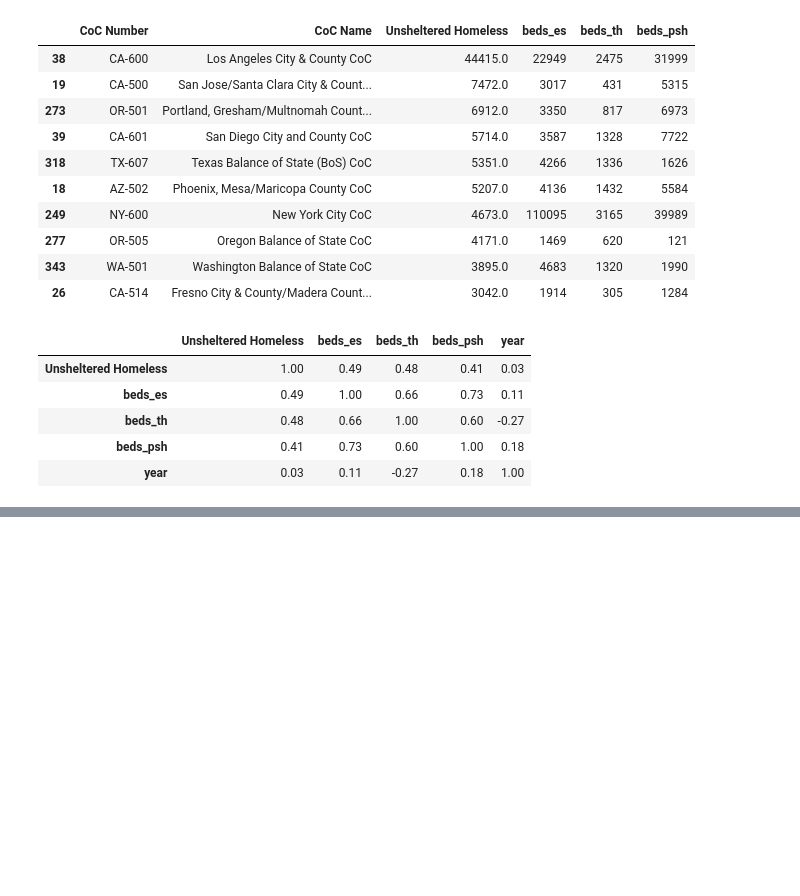
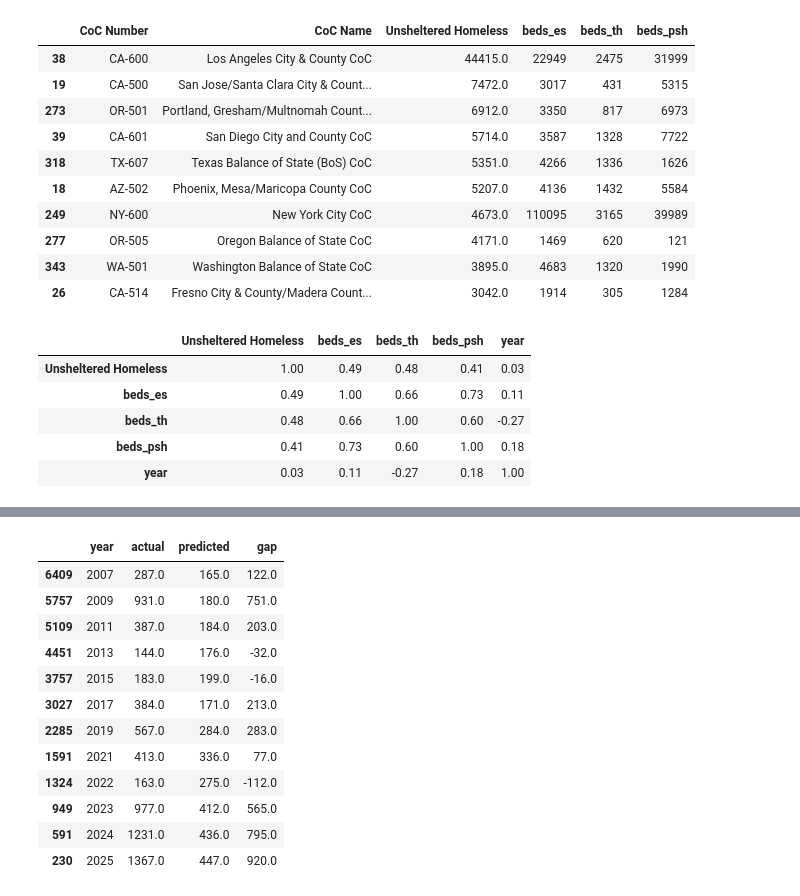
Before and after one commit to hmsealy/Capstone-Data-science-Class-, a Jupyter notebook: homeless.ipynb, the cells around one changed output, grey strips where cells are left out. Saved outputs shown, nothing was run; the diff lists cells and outputs as text; code cells hidden in the pictures; blank space fills up the shorter version.

```diff
--- a/homeless.ipynb
+++ b/homeless.ipynb
@@ -801,0 +825,16 @@ df[['Unsheltered Homeless', 'beds_es', 'beds_th', 'beds_psh', 'year']].corr(meth
+# %%
+lr = LinearRegression()
+lr.fit(X_train, y_train)
+
+pred_log = lr.predict(X_test)
+
+# Convert predictions and actual values BACK to real people counts before scoring.
+# expm1 undoes log1p. Then RMSE/MAE are in "people", which is easy to explain.
+pred_people = np.expm1(pred_log)
+true_people = np.expm1(y_test)
+
+rmse = np.sqrt(mean_squared_error(true_people, pred_people))
+mae  = mean_absolute_error(true_people, pred_people)
+print(f'RMSE: {rmse:,.0f} people')
+print(f'MAE:  {mae:,.0f} people')
+print(f'R² (log scale): {lr.score(X_test, y_test):.2f}')
@@ -801,0 +854,23 @@ df[['Unsheltered Homeless', 'beds_es', 'beds_th', 'beds_psh', 'year']].corr(meth
+# %%
+nm = df['CoC Number'] == 'NM-500'
+nm_pred = np.expm1(lr.predict(X[nm]))
+
+pd.DataFrame({
+    'year':      df.loc[nm, 'year'],
+    'actual':    df.loc[nm, 'Unsheltered Homeless'],
+    'predicted': nm_pred.round(0),
+}).assign(gap=lambda t: t['actual'] - t['predicted']).sort_values('year')
+# %% [output]
+|  | year | actual | predicted | gap |
+| 6409 | 2007 | 287.0 | 165.0 | 122.0 |
+| 5757 | 2009 | 931.0 | 180.0 | 751.0 |
+| 5109 | 2011 | 387.0 | 184.0 | 203.0 |
+| 4451 | 2013 | 144.0 | 176.0 | -32.0 |
+| 3757 | 2015 | 183.0 | 199.0 | -16.0 |
+| 3027 | 2017 | 384.0 | 171.0 | 213.0 |
+| 2285 | 2019 | 567.0 | 284.0 | 283.0 |
+| 1591 | 2021 | 413.0 | 336.0 | 77.0 |
+| 1324 | 2022 | 163.0 | 275.0 | -112.0 |
+| 949 | 2023 | 977.0 | 412.0 | 565.0 |
+| 591 | 2024 | 1231.0 | 436.0 | 795.0 |
+| 230 | 2025 | 1367.0 | 447.0 | 920.0 |
```
Also changed, not shown: parts of 3 cells of this notebook.
